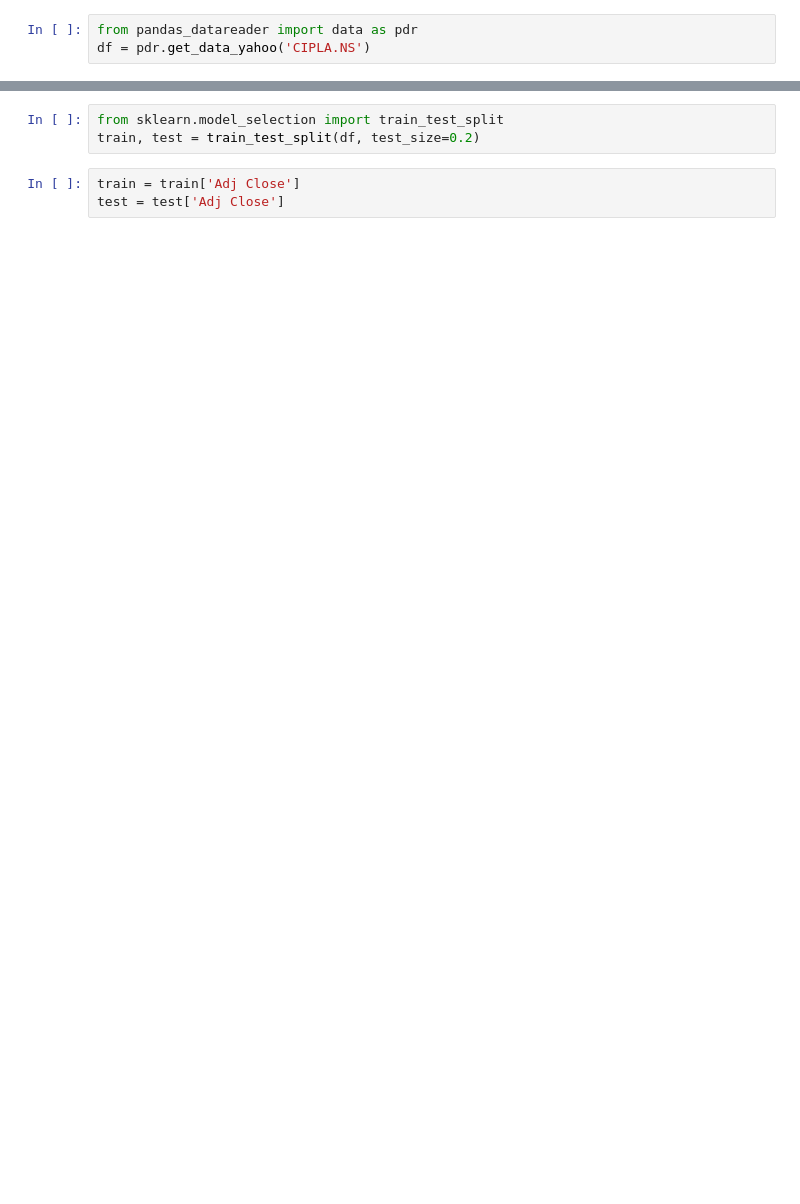
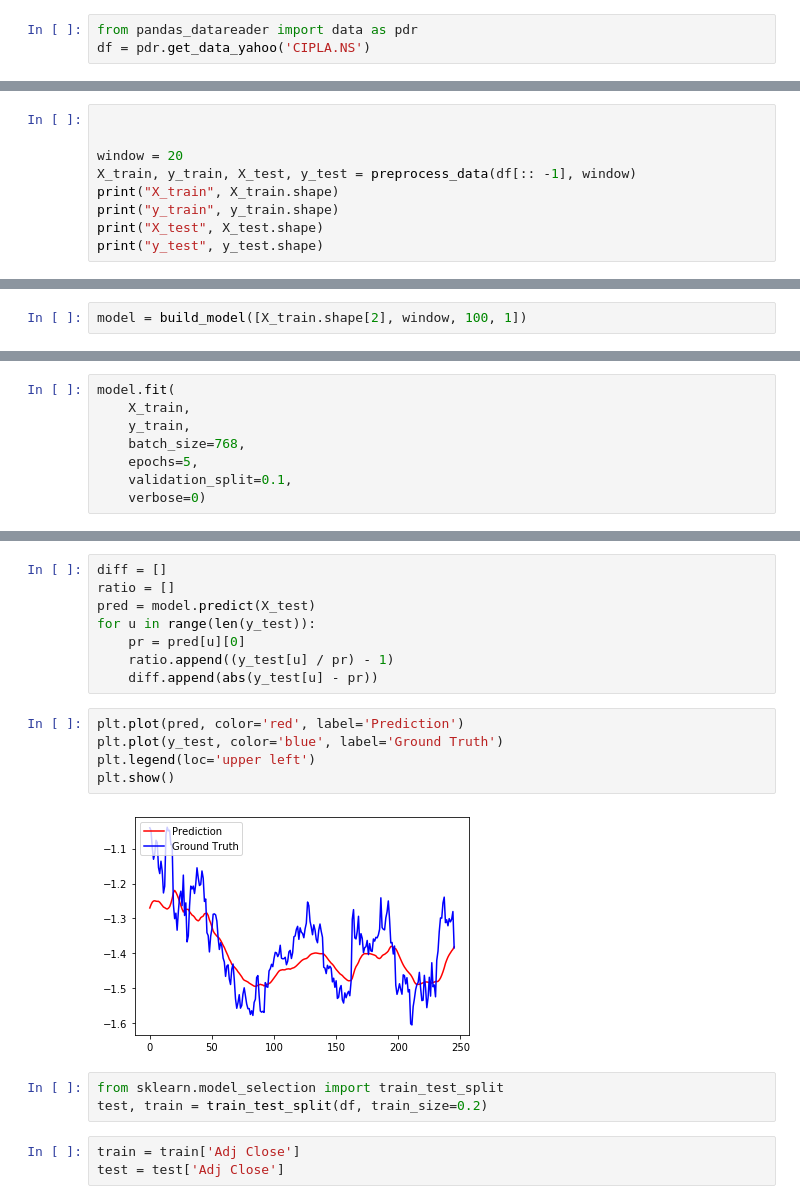
Before and after one commit to neermesh/deep-learning, a Jupyter notebook: tensorflow_LSTM.ipynb, the cells around one changed output, grey strips where cells are left out. Cells and saved outputs as stored; diff of their text form; blank space fills up the shorter version.

```diff
--- a/tensorflow_LSTM.ipynb
+++ b/tensorflow_LSTM.ipynb
@@ -35,0 +260,9 @@ df
+# %%
+
+
+window = 20
+X_train, y_train, X_test, y_test = preprocess_data(df[:: -1], window)
+print("X_train", X_train.shape)
+print("y_train", y_train.shape)
+print("X_test", X_test.shape)
+print("y_test", y_test.shape)
@@ -35,0 +274,2 @@ df
+# %%
+model = build_model([X_train.shape[2], window, 100, 1])
@@ -35,0 +291,8 @@ df
+# %%
+model.fit(
+    X_train,
+    y_train,
+    batch_size=768,
+    epochs=5,
+    validation_split=0.1,
+    verbose=0)
@@ -36,6 +328,21 @@ df
+# %%
+diff = []
+ratio = []
+pred = model.predict(X_test)
+for u in range(len(y_test)):
+    pr = pred[u][0]
+    ratio.append((y_test[u] / pr) - 1)
+    diff.append(abs(y_test[u] - pr))
+# %%
+plt.plot(pred, color='red', label='Prediction')
+plt.plot(y_test, color='blue', label='Ground Truth')
+plt.legend(loc='upper left')
+plt.show()
+# %% [output]
+[figure, added]
 # %%
 from sklearn.model_selection import train_test_split
-train, test = train_test_split(df, test_size=0.2)
+test, train = train_test_split(df, train_size=0.2)
 # %%
 train = train['Adj Close']
 test = test['Adj Close']
```
Also changed, not shown: parts of 22 cells of this notebook.
